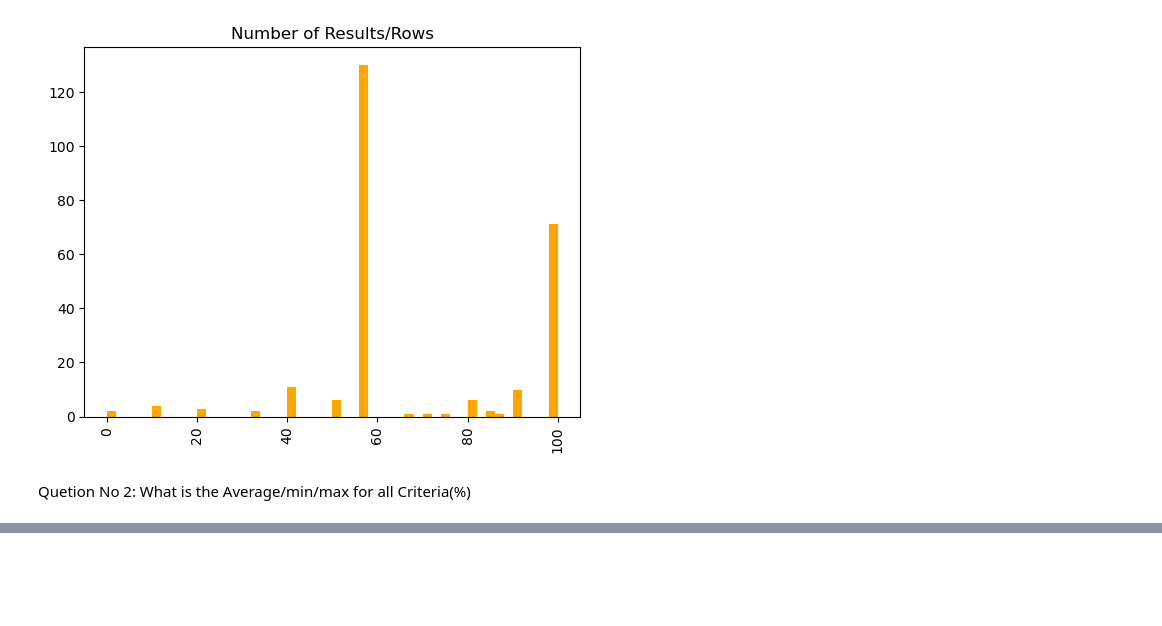
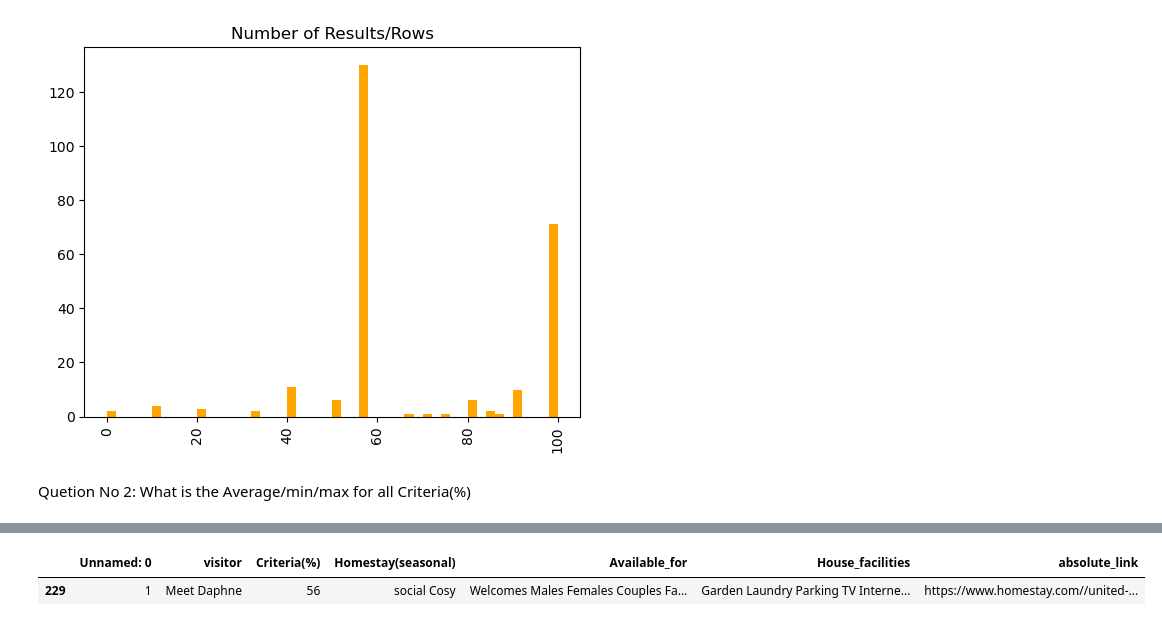
Before and after one commit to CyberWol-12/Data-science-project-with-python-webscraping, a Jupyter notebook: homestay.ipynb, the cells around one changed output, grey strips where cells are left out. Cells and saved outputs as stored; diff of their text form; code cells hidden in the pictures; blank space fills up the shorter version.

```diff
--- a/homestay.ipynb
+++ b/homestay.ipynb
@@ -710,0 +712,5 @@ real_estate_df['Criteria(%)'].max()
+# %%
+real_estate_df.loc[real_estate_df['Homestay(seasonal)'] == 'social\xa0Cosy']
+# %% [output]
+|  | Unnamed: 0 | visitor | Criteria(%) | Homestay(seasonal) | Available_for | House_facilities | absolute_link |
+| 229 | 1 | Meet Daphne | 56 | social Cosy | Welcomes Males Females Couples Fa... | Garden Laundry Parking TV Interne... | https://www.homestay.com//united-... |
```
Also changed, not shown: parts of 4 cells of this notebook.
